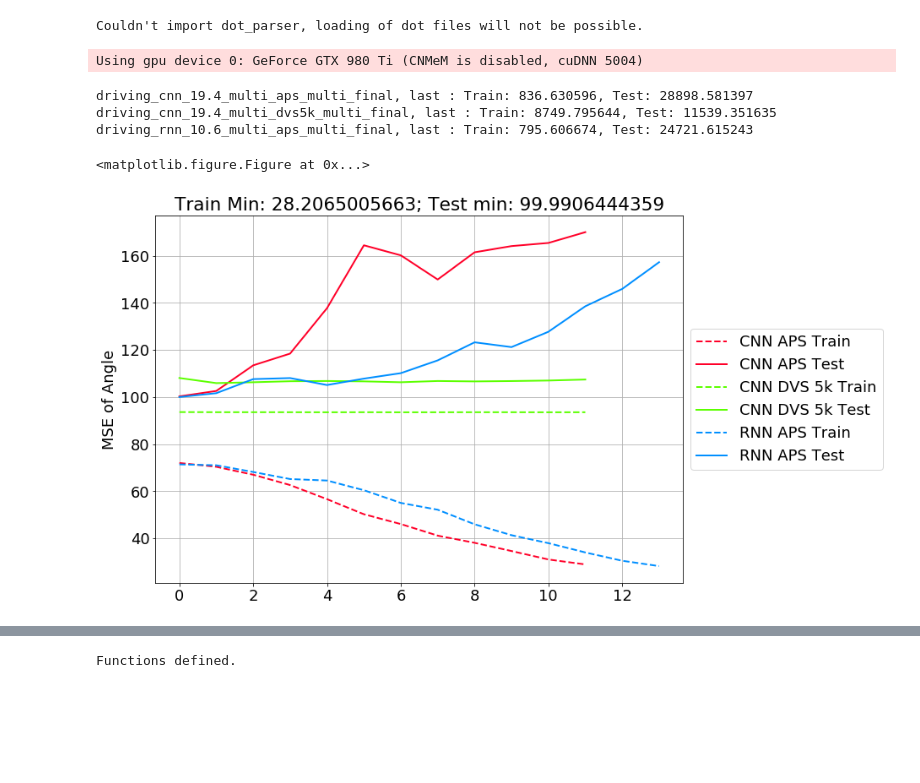
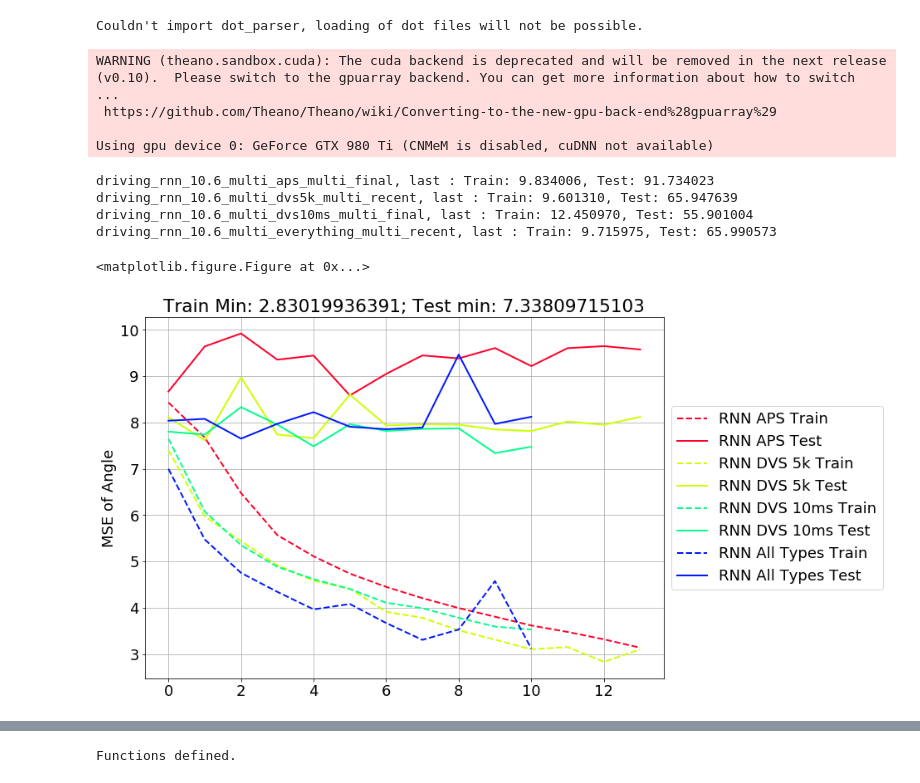
Before and after one commit to SensorsINI/ddd20-utils, a Jupyter notebook: Model Evaluation and Movie Render.ipynb, the cells around one changed output, grey strips where cells are left out. Cells and saved outputs as stored; diff of their text form; code cells hidden in the pictures; blank space fills up the shorter version.

```diff
--- a/Model Evaluation and Movie Render.ipynb
+++ b/Model Evaluation and Movie Render.ipynb
@@ -15,6 +15,8 @@ matplotlib.rcParams['ps.fonttype'] = 42
 import theano.tensor as T
 import lasagne, theano
 
+datasets_dir = '/home/dneil/datasets/driving/'
+
 def get_rainbow_colors(log_list, kind='gist_rainbow'):
     num_keys = len(log_list)
     cm = plt.get_cmap(kind)
@@ -22,16 +24,26 @@ def get_rainbow_colors(log_list, kind='gist_rainbow'):
     return color_dict
 # %% [output]
 Couldn't import dot_parser, loading of dot files will not be possible.
-Using gpu device 0: GeForce GTX 980 Ti (CNMeM is disabled, cuDNN 5004)
+WARNING (theano.sandbox.cuda): The cuda backend is deprecated and will be removed in the next release (v0.10).  Please switch to the gpuarray backend. You can get more information about how to switch  ...
+ https://github.com/Theano/Theano/wiki/Converting-to-the-new-gpu-back-end%28gpuarray%29
+
+Using gpu device 0: GeForce GTX 980 Ti (CNMeM is disabled, cuDNN not available)
 # %%
 import matplotlib.pyplot as plt
 import matplotlib.animation as manimation
 import matplotlib.patches as mpatches
 FFMpegWriter = manimation.writers['ffmpeg']
 # %%
-filenames = ['driving_cnn_19.4_multi_aps_multi_final',
-             'driving_cnn_19.4_multi_dvs5k_multi_final',
-             'driving_rnn_10.6_multi_aps_multi_final']
+filenames = [
+#             'driving_cnn_19.4_multi_aps_multi_final',
+#              'driving_cnn_19.4_multi_dvs5k_multi_recent',
+#              'driving_cnn_19.4_multi_dvs10ms_multi_final',
+#              'driving_cnn_19.4_multi_everything_multi_recent',
+             'driving_rnn_10.6_multi_aps_multi_final',
+             'driving_rnn_10.6_multi_dvs5k_multi_recent',
+             'driving_rnn_10.6_multi_dvs10ms_multi_final',
+             'driving_rnn_10.6_multi_everything_multi_recent'
+            ]
 
 colors = get_rainbow_colors(filenames)
 
@@ -50,37 +62,38 @@ for filename in filenames:
     # Data Type
     if '_aps_' in filename:
         label += 'APS'
     if '_dvs5k_' in filename:
         label += 'DVS 5k'
     if '_dvs10ms_' in filename:
         label += 'DVS 10ms'
     if '_everything_' in filename:
         label += 'All Types'
 
     history = load_log(filename)
     minval = np.min([minval] + list(map(np.sqrt, history['test_err'])))
     mintrain = np.min([mintrain] + list(map(np.sqrt, history['train_err'])))
     plt.plot(map(np.sqrt, history['train_err']), '--', label=label+' Train', color=colors[filename], lw=2)
     plt.plot(map(np.sqrt, history['test_err']), '-', label=label+' Test', color=colors[filename], lw=2)
     print('{}, last : Train: {:.6f}, Test: {:.6f}'.format(filename,
         history['train_err'][-1], history['test_err'][-1]))
 plt.grid(which='both')
 plt.title('Train Min: {}; Test min: {}'.format(mintrain, minval))
 plt.ylabel('MSE of Angle')
 
 # Shrink current axis by 20%
 ax = plt.gca()
 box = plt.gca().get_position()
 plt.gca().set_position([box.x0, box.y0, box.width * 0.8, box.height])
 # Put a legend to the right of the current axis
 plt.gca().legend(loc='center left', bbox_to_anchor=(1, 0.5))
 plt.savefig('results_acc.png', bbox_inches='tight')
 # %% [output]
-driving_cnn_19.4_multi_aps_multi_final, last : Train: 836.630596, Test: 28898.581397
-driving_cnn_19.4_multi_dvs5k_multi_final, last : Train: 8749.795644, Test: 11539.351635
-driving_rnn_10.6_multi_aps_multi_final, last : Train: 795.606674, Test: 24721.615243
+driving_rnn_10.6_multi_aps_multi_final, last : Train: 9.834006, Test: 91.734023
+driving_rnn_10.6_multi_dvs5k_multi_recent, last : Train: 9.601310, Test: 65.947639
+driving_rnn_10.6_multi_dvs10ms_multi_final, last : Train: 12.450970, Test: 55.901004
+driving_rnn_10.6_multi_everything_multi_recent, last : Train: 9.715975, Test: 65.990573
 <matplotlib.figure.Figure at 0x...>
-[figure, old version]
+[figure, new version]
 # %%
 # Check timestamps
 import time, h5py
```
Also changed, not shown: parts of 7 cells of this notebook, 5 other files.
